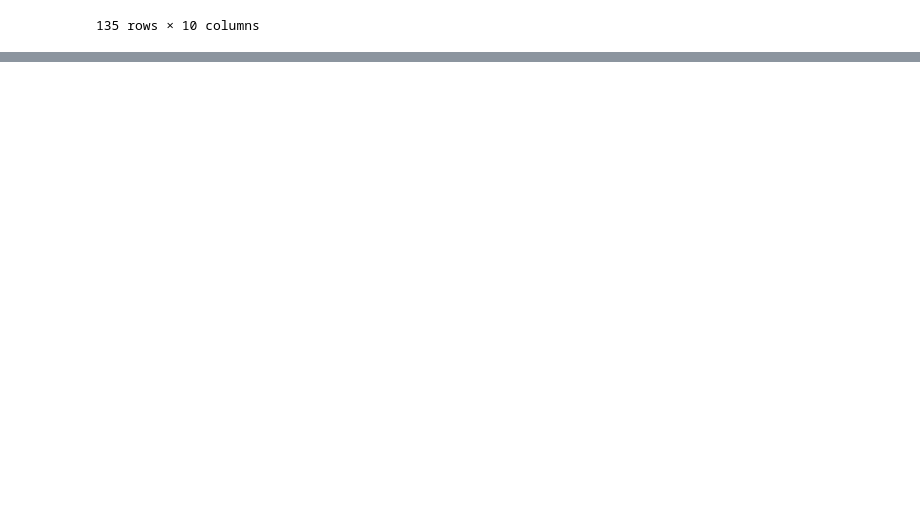
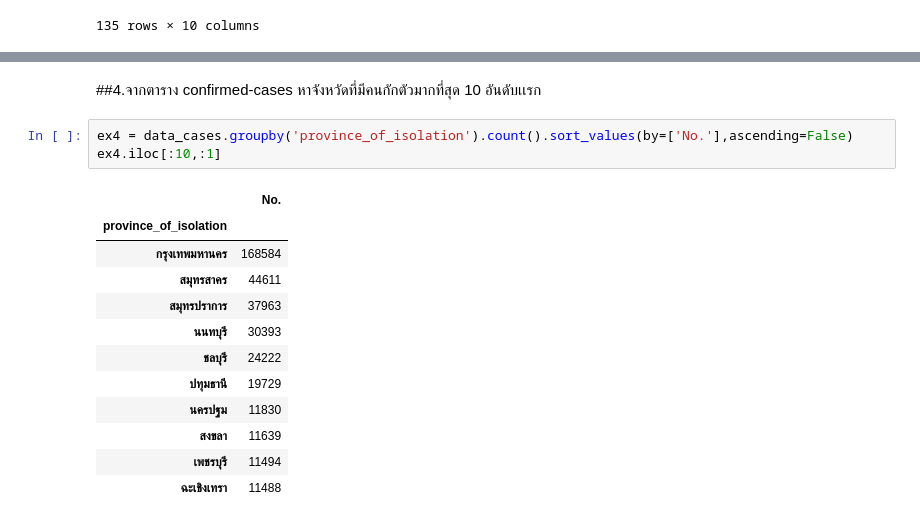
Before and after one commit to Jennapa-colab/DWDM21, a Jupyter notebook: Data_Preprocessing(chapter_3).ipynb, the cells around one changed output, grey strips where cells are left out. Drawn from its saved outputs; the diff is of its cells as text; blank space fills up the shorter version.

```diff
--- a/Data_Preprocessing(chapter_3).ipynb
+++ b/Data_Preprocessing(chapter_3).ipynb
@@ -1580,0 +1608,18 @@ risk
+# %% [markdown]
+##4.จากตาราง confirmed-cases หาจังหวัดที่มีคนกักตัวมากที่สุด 10 อันดับเเรก
+# %%
+ex4 = data_cases.groupby('province_of_isolation').count().sort_values(by=['No.'],ascending=False)
+ex4.iloc[:10,:1]
+# %% [output]
+|  | No. |
+| province_of_isolation |  |
+| กรุงเทพมหานคร | 168584 |
+| สมุทรสาคร | 44611 |
+| สมุทรปราการ | 37963 |
+| นนทบุรี | 30393 |
+| ชลบุรี | 24222 |
+| ปทุมธานี | 19729 |
+| นครปฐม | 11830 |
+| สงขลา | 11639 |
+| เพชรบุรี | 11494 |
+| ฉะเชิงเทรา | 11488 |
```
Also changed, not shown: parts of 3 cells of this notebook.
